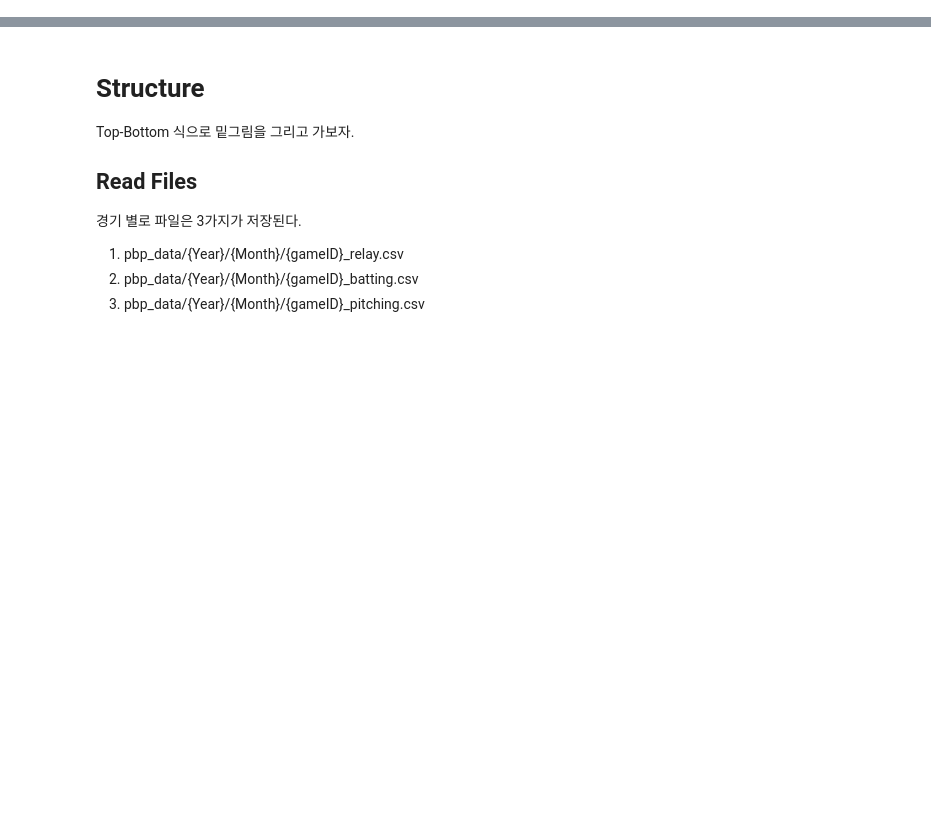
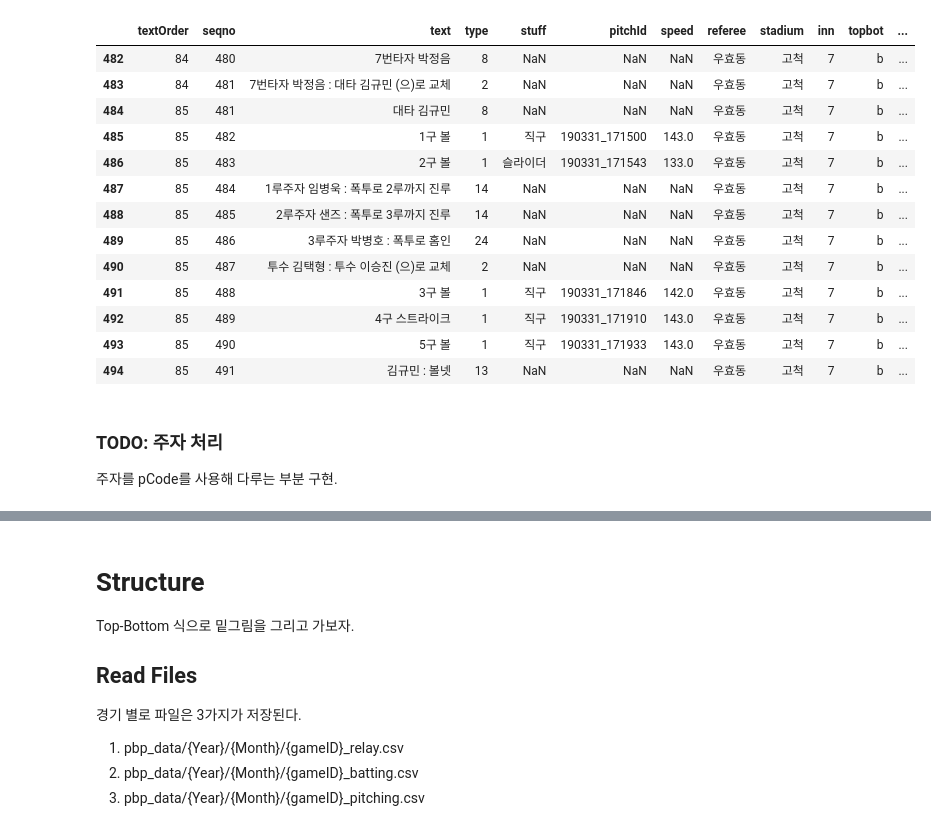
Before and after one commit to kparkk2/KBO_pbp_text_crawler, a Jupyter notebook: new_parser.ipynb, the cells around one changed output, grey strips where cells are left out. Saved outputs shown, nothing was run; the diff lists cells and outputs as text; code cells hidden in the pictures; blank space fills up the shorter version.

```diff
--- a/new_parser.ipynb
+++ b/new_parser.ipynb
@@ -78,6 +70,34 @@ away = game_id[8:10]
 home = game_id[10:12]
 stadium = rdf.stadium.drop_duplicates().values[0]
 referee = rdf.referee.drop_duplicates().values[0]
+# %%
+inn = 0
+topbot = 'b'
+
+inns = []
+topbots = []
+
+for ind in rdf.index:
+    row = rdf.loc[ind]
+    if row.type == 0:
+        inns.append(inn+1) if topbot == 'b' else inns.append(inn)
+        topbots.append('t') if topbot == 'b' else topbots.append('b')
+        inn = inn+1 if topbot == 'b' else inn
+        topbot = 't' if topbot == 'b' else 'b'
+    else:
+        inns.append(inn)
+        topbots.append(topbot)
+
+rdf['inn'] = inns
+rdf['topbot'] = topbots
+# %%
+tcol = ['textOrder', 'seqno', 'text', 'type', 'stuff',
+        'pitchId', 'speed', 'referee', 'stadium', 'inn',
+        'topbot', 'stance']
+pcol = ['pitchId', 'speed', 'crossPlateX',
+        'vx0', 'vy0', 'vz0', 'x0', 'z0', 'ax', 'ay', 'az',
+        'topSz', 'bottomSz']
+scol = ['outPlayer', 'inPlayer', 'shiftPlayer']
 # %%
 rdf.columns
 # %% [output]
@@ -89 +108,4 @@ Index(['textOrder', 'seqno', 'text', 'type', 'stuff', 'pitchNum',
       dtype='object')
+# %%
+maxSeqnoInPA = rdf.groupby(['inn', 'topbot', 'textOrder']).seqno.transform('max')
+rdf['maxSeqnoInPA'] = maxSeqnoInPA
@@ -89,0 +128,21 @@ Index(['textOrder', 'seqno', 'text', 'type', 'stuff', 'pitchNum',
+# %%
+rdf.loc[rdf.textOrder.isin([84, 85])][tcol + ['maxSeqnoInPA']]
+# %% [output]
+|  | textOrder | seqno | text | type | stuff | pitchId | speed | referee | stadium | inn | topbot | ... |
+| 482 | 84 | 480 | 7번타자 박정음 | 8 | NaN | NaN | NaN | 우효동 | 고척 | 7 | b | ... |
+| 483 | 84 | 481 | 7번타자 박정음 : 대타 김규민 (으)로 교체 | 2 | NaN | NaN | NaN | 우효동 | 고척 | 7 | b | ... |
+| 484 | 85 | 481 | 대타 김규민 | 8 | NaN | NaN | NaN | 우효동 | 고척 | 7 | b | ... |
+| 485 | 85 | 482 | 1구 볼 | 1 | 직구 | 190331_171500 | 143.0 | 우효동 | 고척 | 7 | b | ... |
+| 486 | 85 | 483 | 2구 볼 | 1 | 슬라이더 | 190331_171543 | 133.0 | 우효동 | 고척 | 7 | b | ... |
+| 487 | 85 | 484 | 1루주자 임병욱 : 폭투로 2루까지 진루 | 14 | NaN | NaN | NaN | 우효동 | 고척 | 7 | b | ... |
+| 488 | 85 | 485 | 2루주자 샌즈 : 폭투로 3루까지 진루 | 14 | NaN | NaN | NaN | 우효동 | 고척 | 7 | b | ... |
+| 489 | 85 | 486 | 3루주자 박병호 : 폭투로 홈인 | 24 | NaN | NaN | NaN | 우효동 | 고척 | 7 | b | ... |
+| 490 | 85 | 487 | 투수 김택형 : 투수 이승진 (으)로 교체 | 2 | NaN | NaN | NaN | 우효동 | 고척 | 7 | b | ... |
+| 491 | 85 | 488 | 3구 볼 | 1 | 직구 | 190331_171846 | 142.0 | 우효동 | 고척 | 7 | b | ... |
+| 492 | 85 | 489 | 4구 스트라이크 | 1 | 직구 | 190331_171910 | 143.0 | 우효동 | 고척 | 7 | b | ... |
+| 493 | 85 | 490 | 5구 볼 | 1 | 직구 | 190331_171933 | 143.0 | 우효동 | 고척 | 7 | b | ... |
+| 494 | 85 | 491 | 김규민 : 볼넷 | 13 | NaN | NaN | NaN | 우효동 | 고척 | 7 | b | ... |
+# %% [markdown]
+### TODO: 주자 처리
+
+주자를 pCode를 사용해 다루는 부분 구현.
```
Also changed, not shown: parts of 22 cells of this notebook, 4 other files.
